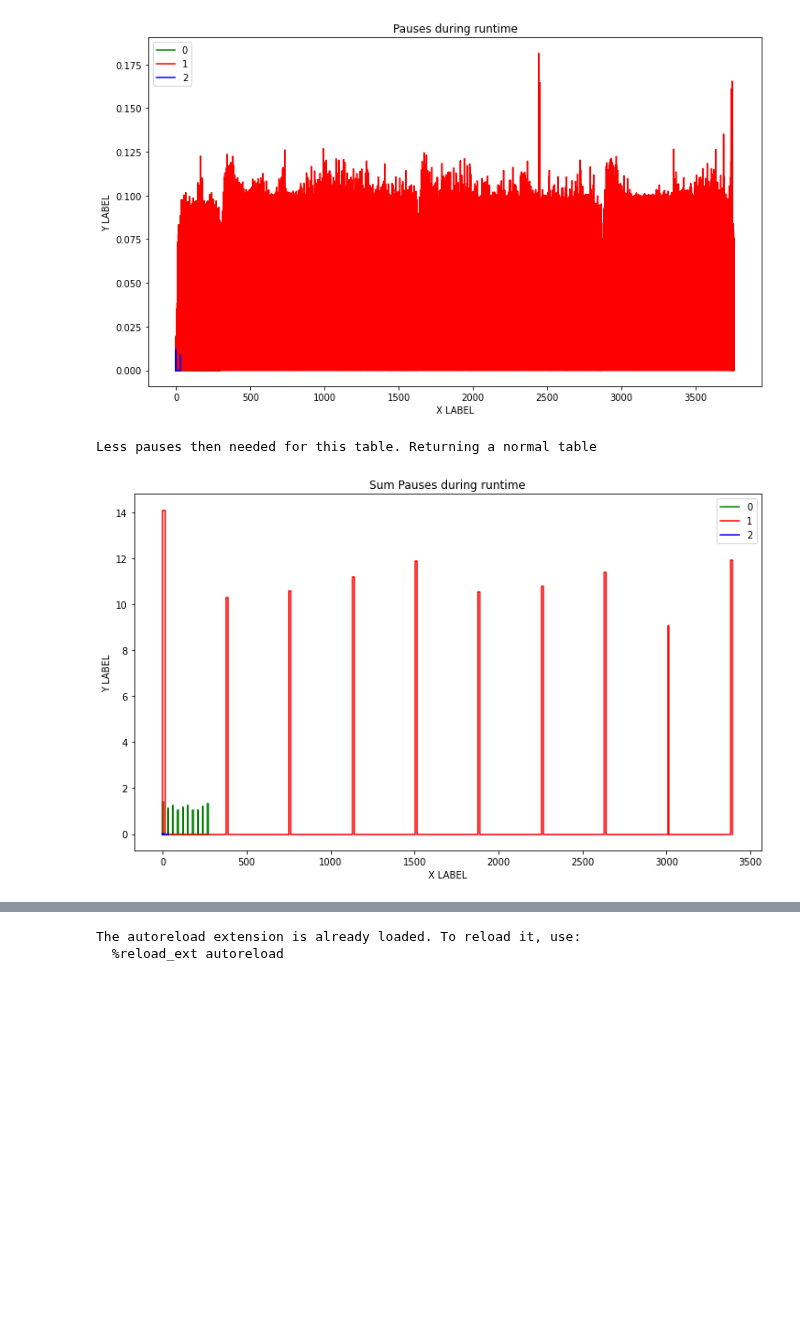
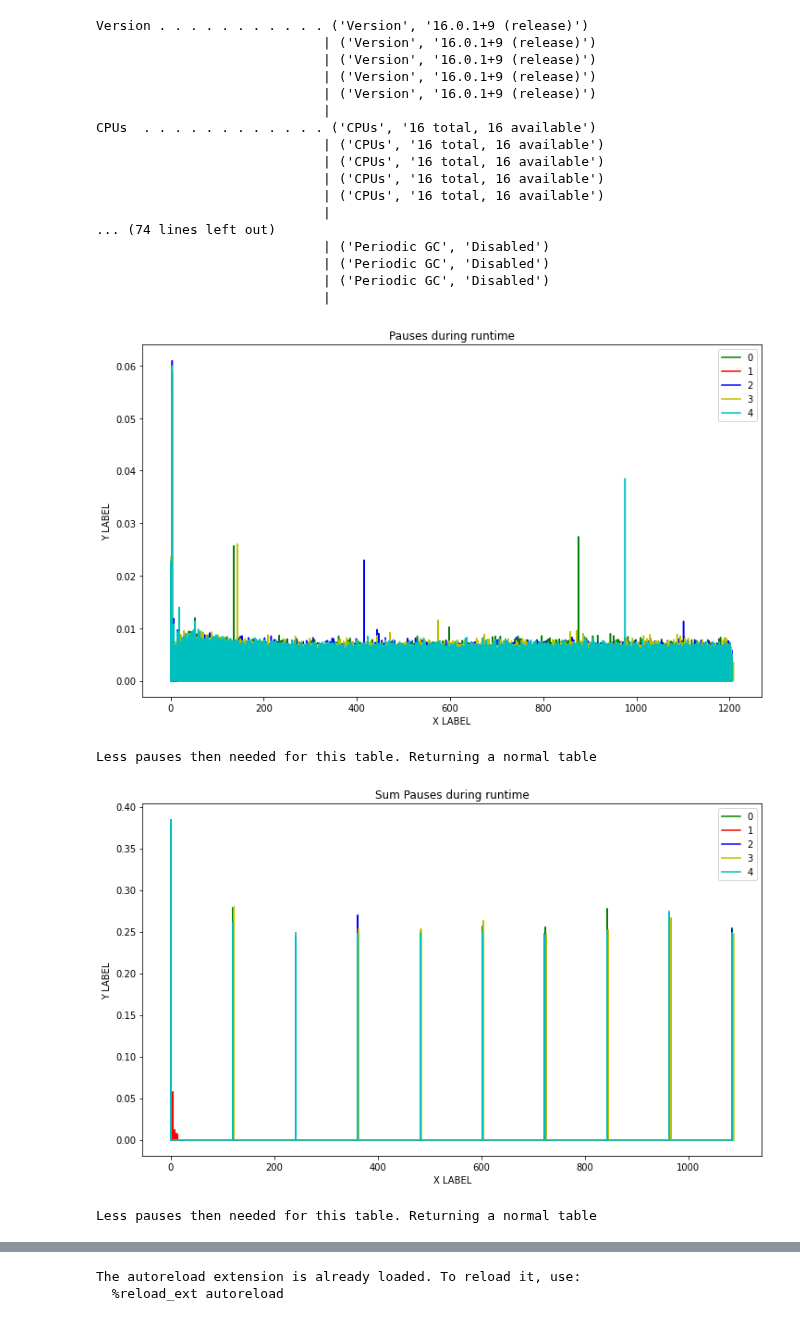
Before and after one commit to apple/GCGC, a Jupyter notebook: Jupyter-everything/Test_Multiple.ipynb, the cells around one changed output, grey strips where cells are left out. Saved outputs shown, nothing was run; the diff lists cells and outputs as text; code cells hidden in the pictures; blank space fills up the shorter version.

```diff
--- a/Jupyter-everything/Test_Multiple.ipynb
+++ b/Jupyter-everything/Test_Multiple.ipynb
@@ -1,21 +1,40 @@
 # %%
 
 from scripts import compare_logs as cl
 files = []
-files.append("/Users/ellisbrown/Desktop/Project/datasets/long_a.log")
-files.append("/Users/ellisbrown/Desktop/Project/datasets/long_amzn_workload.log")
-#files.append("/Users/ellisbrown/Desktop/Project/datasets/small_simlog.log")
-files.append("/Users/ellisbrown/Desktop/Project/datasets/amzn_workload_4.log")
+files.append("/Users/ellisbrown/Desktop/Project/datasets/many_file.log")
+files.append("/Users/ellisbrown/Desktop/Project/datasets/many_file.log.0")
+files.append("/Users/ellisbrown/Desktop/Project/datasets/many_file.log.3")
+files.append("/Users/ellisbrown/Desktop/Project/datasets/many_runs.log")
+files.append("/Users/ellisbrown/Desktop/Project/datasets/many_runs.log.0")
 
 cl.setFiles(files)
-#cl.compareMetadata()
+cl.compareMetadata()
 cl.comparePauses()
 
 print("finished!")
 
 
 print("Hello World!")
 # %% [output]
+Version . . . . . . . . . . . ('Version', '16.0.1+9 (release)')
+                             | ('Version', '16.0.1+9 (release)')
+                             | ('Version', '16.0.1+9 (release)')
+                             | ('Version', '16.0.1+9 (release)')
+                             | ('Version', '16.0.1+9 (release)')
+                             |
+CPUs  . . . . . . . . . . . . ('CPUs', '16 total, 16 available')
+                             | ('CPUs', '16 total, 16 available')
+                             | ('CPUs', '16 total, 16 available')
+                             | ('CPUs', '16 total, 16 available')
+                             | ('CPUs', '16 total, 16 available')
+                             |
+... (74 lines left out)
+                             | ('Periodic GC', 'Disabled')
+                             | ('Periodic GC', 'Disabled')
+                             | ('Periodic GC', 'Disabled')
+                             |
-[figure, old version]
+[figure, new version]
-Less pauses then needed for this table. Returning a normal table
+Less pauses then needed for this table. Returning a normal table
-[figure, old version]
+[figure, new version]
+Less pauses then needed for this table. Returning a normal table
```
Also changed, not shown: parts of 1 cell of this notebook, 1 other file.
